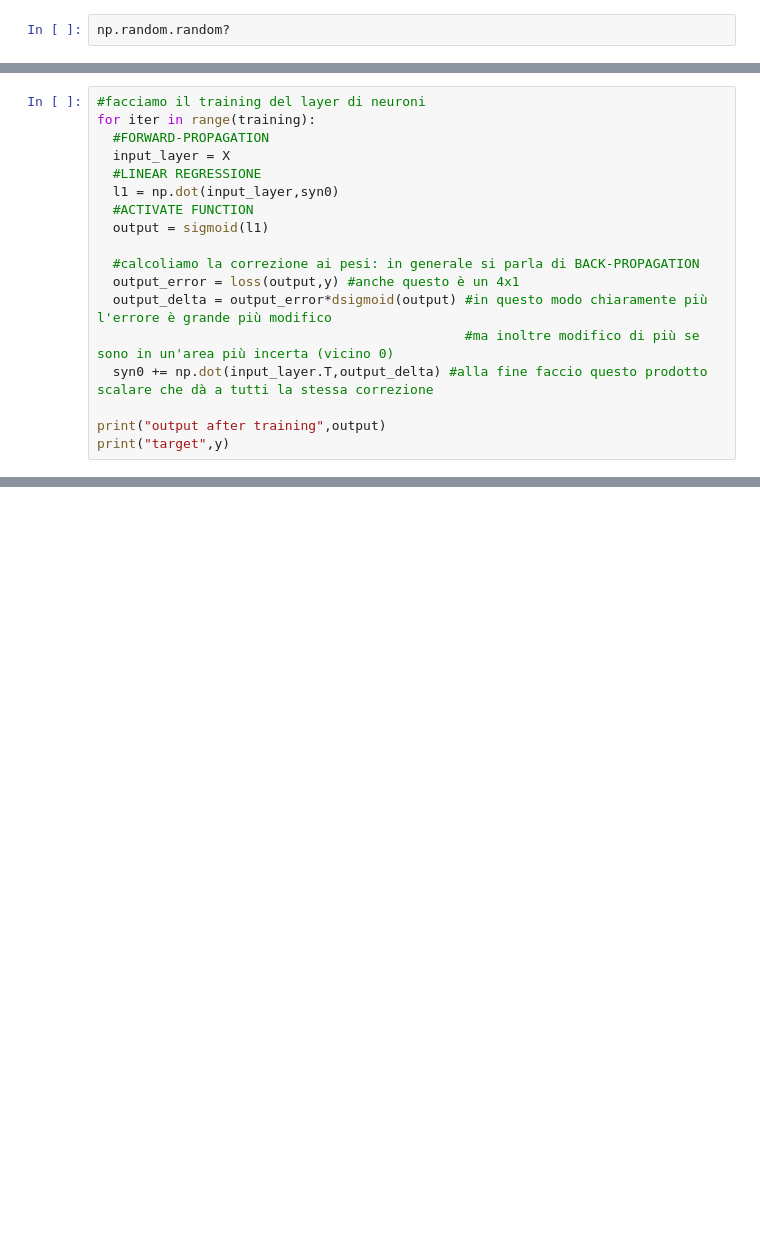
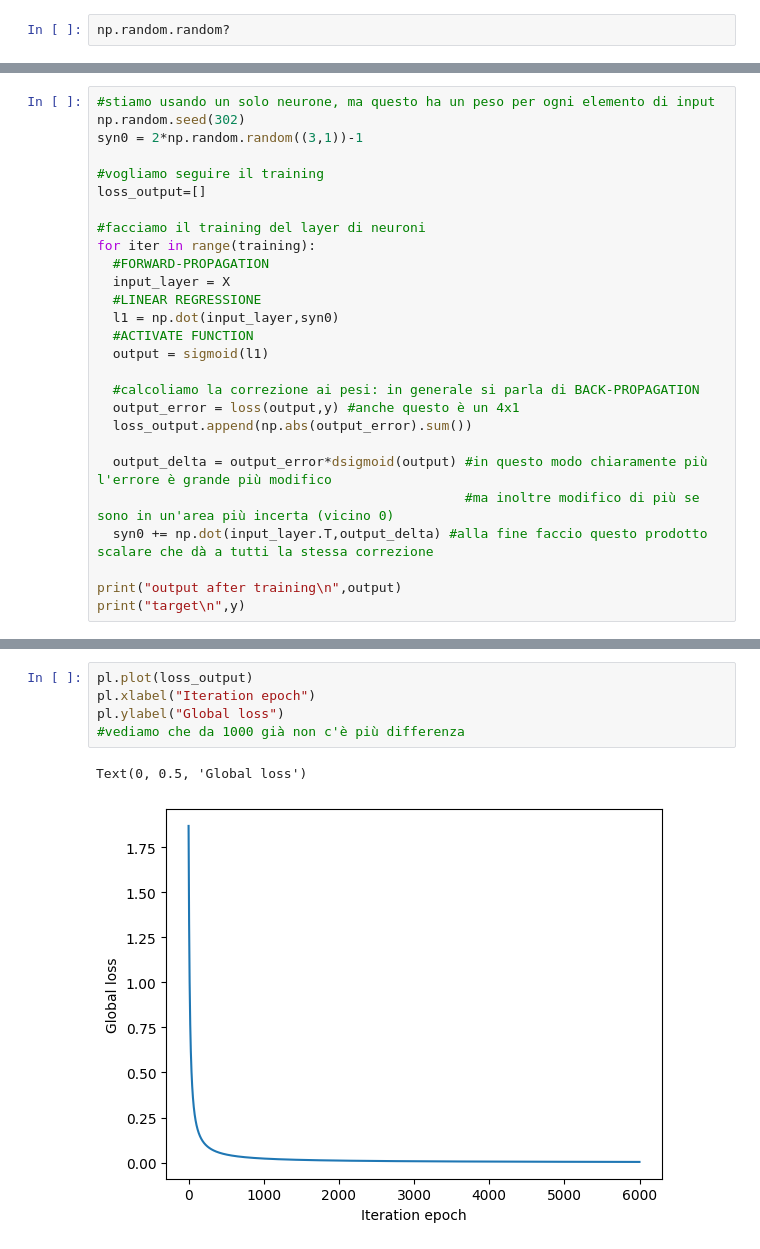
Before and after one commit to massimocipressi/MLPNS_MCipressi, a Jupyter notebook: MPLNS_20_4.ipynb, the cells around one changed output, grey strips where cells are left out. Drawn from its saved outputs; the diff is of its cells as text; blank space fills up the shorter version.

```diff
--- a/MPLNS_20_4.ipynb
+++ b/MPLNS_20_4.ipynb
@@ -60,6 +60,13 @@ array([[ 0.27256242],
        [ 0.65008468],
        [-0.31671053]])
 # %%
+#stiamo usando un solo neurone, ma questo ha un peso per ogni elemento di input
+np.random.seed(302)
+syn0 = 2*np.random.random((3,1))-1
+
+#vogliamo seguire il training
+loss_output=[]
+
 #facciamo il training del layer di neuroni
 for iter in range(training):
   #FORWARD-PROPAGATION
@@ -71,10 +78,12 @@ for iter in range(training):
 
   #calcoliamo la correzione ai pesi: in generale si parla di BACK-PROPAGATION
   output_error = loss(output,y) #anche questo è un 4x1
+  loss_output.append(np.abs(output_error).sum())
+
   output_delta = output_error*dsigmoid(output) #in questo modo chiaramente più l'errore è grande più modifico
                                                #ma inoltre modifico di più se sono in un'area più incerta (vicino 0)
   syn0 += np.dot(input_layer.T,output_delta) #alla fine faccio questo prodotto scalare che dà a tutti la stessa correzione
 
-print("output after training",output)
-print("target",y)
+print("output after training\n",output)
+print("target\n",y)
 # %% [output]
@@ -86,3 +97,11 @@ target [[0]
  [1]
  [1]
  [0]]
+# %%
+pl.plot(loss_output)
+pl.xlabel("Iteration epoch")
+pl.ylabel("Global loss")
+#vediamo che da 1000 già non c'è più differenza
+# %% [output]
+Text(0, 0.5, 'Global loss')
+[figure, added]
```
Also changed, not shown: parts of 1 cell of this notebook.
